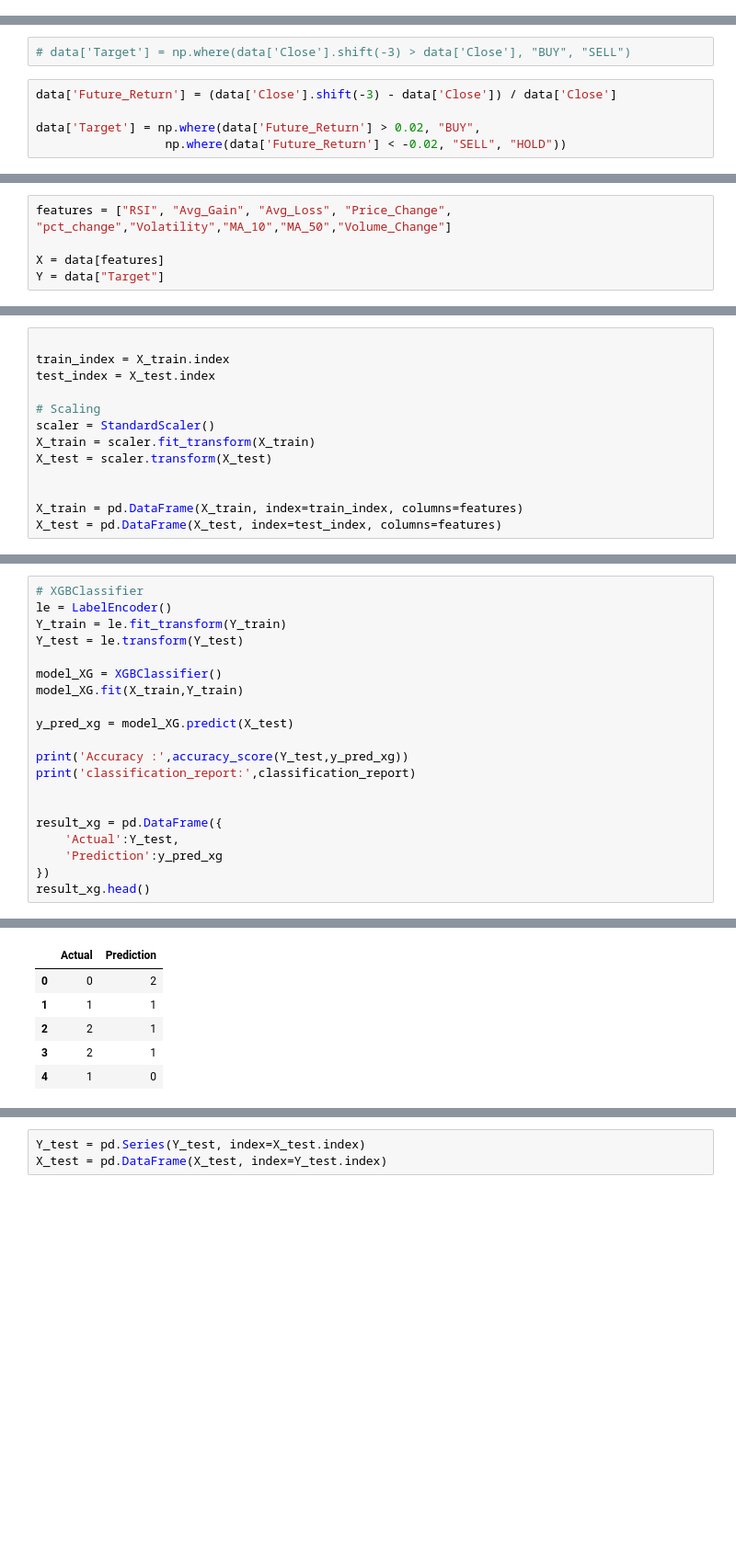
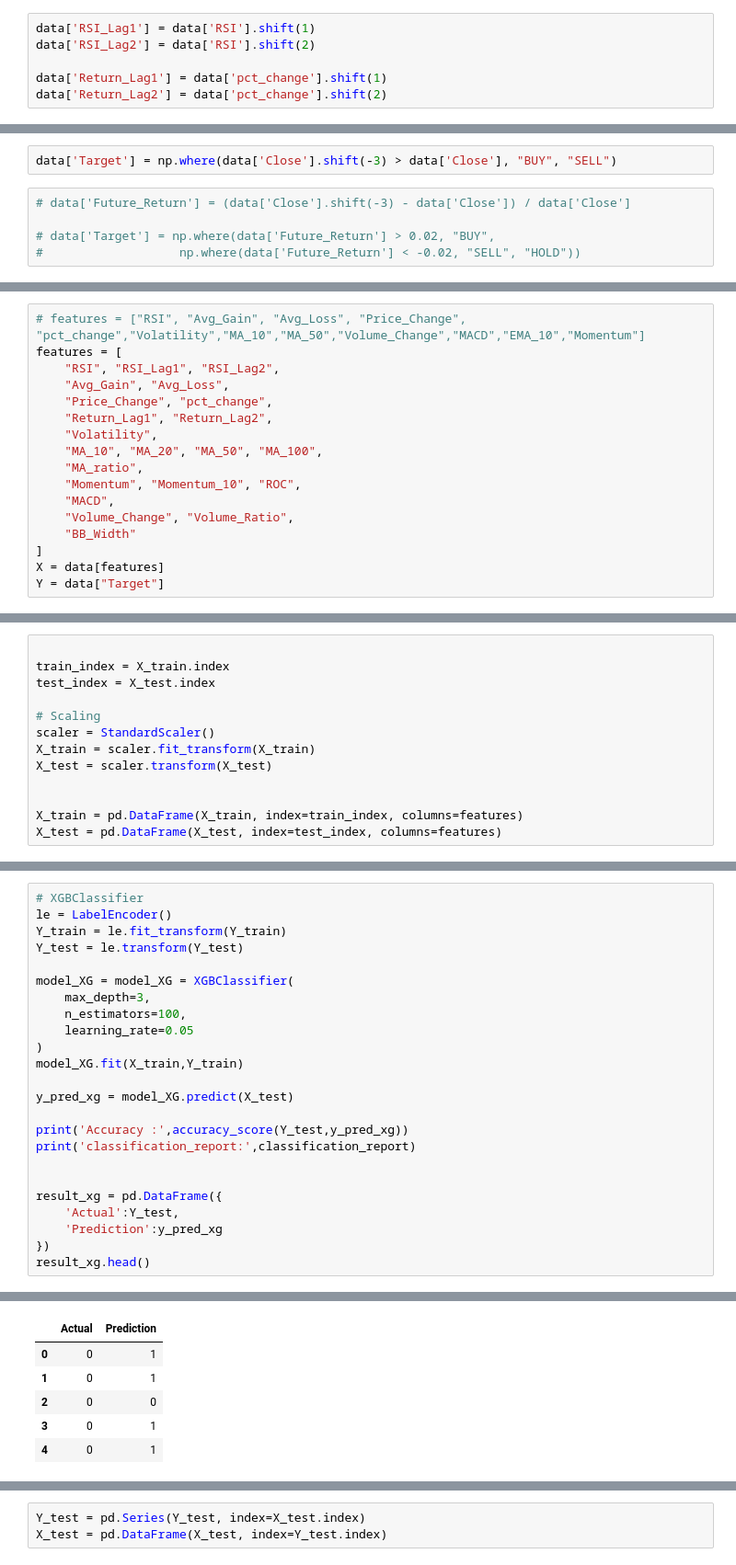
Before and after one commit to shubh229177/Stock-Trading-Signal-System, a Jupyter notebook: System.ipynb, the cells around one changed output, grey strips where cells are left out. Shown at 92% size. Saved outputs shown, nothing was run; the diff lists cells and outputs as text; blank space fills up the shorter version.

```diff
--- a/System.ipynb
+++ b/System.ipynb
@@ -92,6 +109,12 @@ data['RS'] = data['Avg_Gain'] / data['Avg_Loss']
 # %%
 # RSI
 data['RSI'] = 100 - (100/(1 + data['RS']))
+# %%
+data['RSI_Lag1'] = data['RSI'].shift(1)
+data['RSI_Lag2'] = data['RSI'].shift(2)
+
+data['Return_Lag1'] = data['pct_change'].shift(1)
+data['Return_Lag2'] = data['pct_change'].shift(2)
 # %%
 # Signal
 data["Signal"] = "HOLD"
@@ -142,18 +165,30 @@ RSI              0
 Signal           0
 dtype: int64
 # %%
-# data['Target'] = np.where(data['Close'].shift(-3) > data['Close'], "BUY", "SELL")
+data['Target'] = np.where(data['Close'].shift(-3) > data['Close'], "BUY", "SELL")
 # %%
-data['Future_Return'] = (data['Close'].shift(-3) - data['Close']) / data['Close']
+# data['Future_Return'] = (data['Close'].shift(-3) - data['Close']) / data['Close']
 
-data['Target'] = np.where(data['Future_Return'] > 0.02, "BUY",
-                  np.where(data['Future_Return'] < -0.02, "SELL", "HOLD"))
+# data['Target'] = np.where(data['Future_Return'] > 0.02, "BUY",
+#                   np.where(data['Future_Return'] < -0.02, "SELL", "HOLD"))
 # %%
 le = LabelEncoder()
 Y = le.fit_transform(data["Target"])
 # %%
-features = ["RSI", "Avg_Gain", "Avg_Loss", "Price_Change", "pct_change","Volatility","MA_10","MA_50","Volume_Change"]
-
+# features = ["RSI", "Avg_Gain", "Avg_Loss", "Price_Change", "pct_change","Volatility","MA_10","MA_50","Volume_Change","MACD","EMA_10","Momentum"]
+features = [
+    "RSI", "RSI_Lag1", "RSI_Lag2",
+    "Avg_Gain", "Avg_Loss",
+    "Price_Change", "pct_change",
+    "Return_Lag1", "Return_Lag2",
+    "Volatility",
+    "MA_10", "MA_20", "MA_50", "MA_100",
+    "MA_ratio",
+    "Momentum", "Momentum_10", "ROC",
+    "MACD",
+    "Volume_Change", "Volume_Ratio",
+    "BB_Width"
+]
 X = data[features]
 Y = data["Target"]
 # %%
@@ -240,7 +275,11 @@ le = LabelEncoder()
 Y_train = le.fit_transform(Y_train)
 Y_test = le.transform(Y_test)
 
-model_XG = XGBClassifier()
+model_XG = model_XG = XGBClassifier(
+    max_depth=3,
+    n_estimators=100,
+    learning_rate=0.05
+)
 model_XG.fit(X_train,Y_train)
 
 y_pred_xg = model_XG.predict(X_test)
@@ -259,10 +298,10 @@ Accuracy : 0.39087947882736157
 classification_report: <function classification_report at 0x...>
 |  | Actual | Prediction |
-| 0 | 0 | 2 |
-| 1 | 1 | 1 |
-| 2 | 2 | 1 |
-| 3 | 2 | 1 |
-| 4 | 1 | 0 |
+| 0 | 0 | 1 |
+| 1 | 0 | 1 |
+| 2 | 0 | 0 |
+| 3 | 0 | 1 |
+| 4 | 0 | 1 |
 # %%
 print("Train:", model_XG.score(X_train, Y_train))
 print("Test:", model_XG.score(X_test, Y_test))
```
Also changed, not shown: parts of 18 cells of this notebook, 1 other file.
